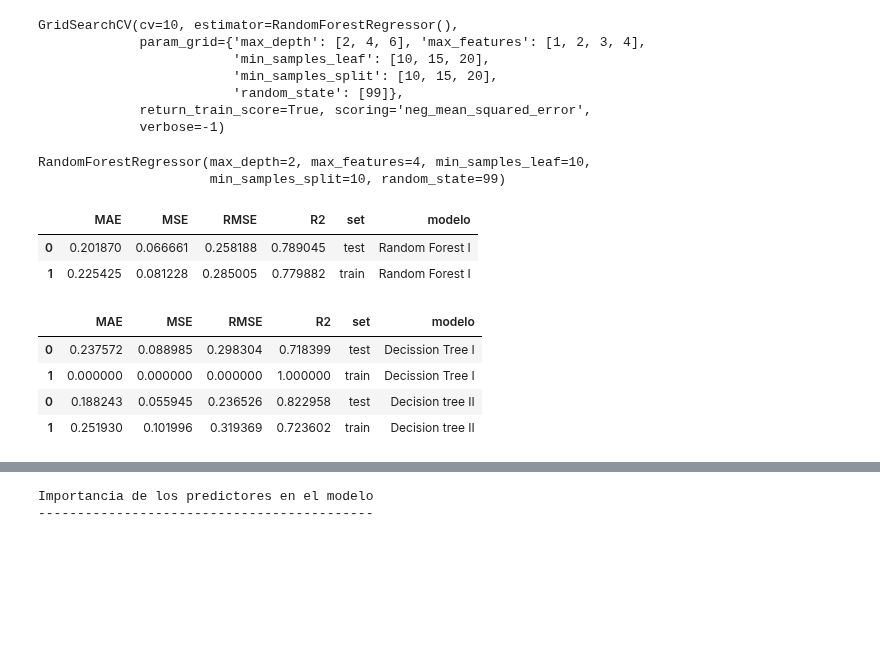
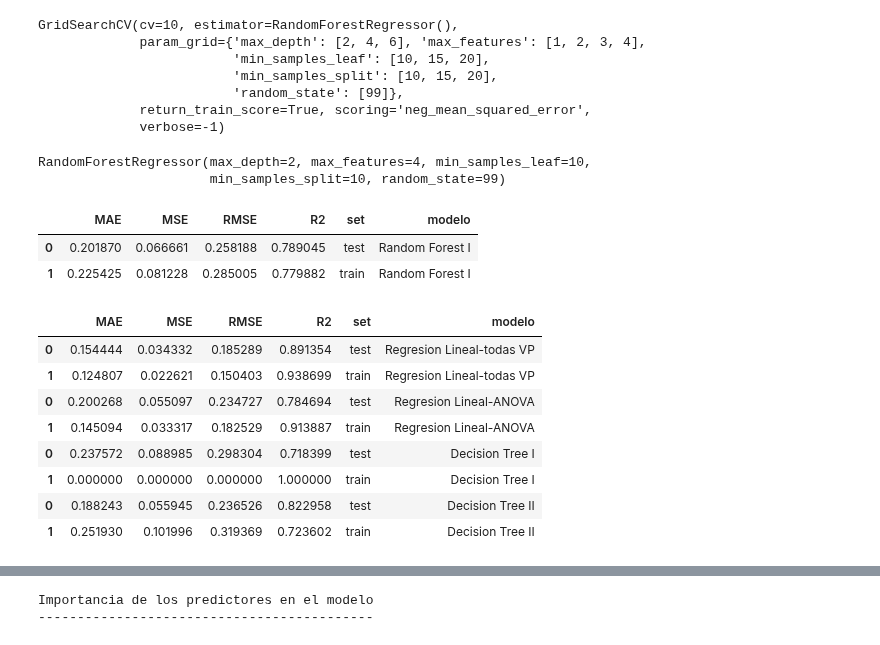
Before and after one commit to Adalab/promo-d-da-modulo3-sprint1-laura-maitane, a Jupyter notebook: regresion-lineal/reg-lin-12-random-forest.ipynb, the cells around one changed output, grey strips where cells are left out. Drawn from its saved outputs; the diff is of its cells as text; code cells hidden in the pictures; blank space fills up the shorter version.

```diff
--- a/regresion-lineal/reg-lin-12-random-forest.ipynb
+++ b/regresion-lineal/reg-lin-12-random-forest.ipynb
@@ -83,12 +84,11 @@ GridSearchCV(cv=10, estimator=RandomForestRegressor(),
                          'random_state': [99]},
              return_train_score=True, scoring='neg_mean_squared_error',
              verbose=-1)
-# %%
-# al igual que el decision tree podemos sacar cual es nuestro mejor bosque
-# En este caso,  nuestro mejor bosque es aquel que esta formado por arboles de 6 de profundidad, usa 4 variables y que tiene  un min_samples_leaf y un min_samples_split de 10.
-bosque = gs_rf.best_estimator_
-bosque
-# %% [output]
-RandomForestRegressor(max_depth=2, max_features=4, min_samples_leaf=10,
-                      min_samples_split=10, random_state=99)
+# %%
+# sacamos cual es nuestro mejor bosque
+bosque = gs_rf.best_estimator_
+bosque
+# %% [output]
+RandomForestRegressor(max_depth=2, max_features=4, min_samples_leaf=10,
+                      min_samples_split=10, random_state=99)
 # %%
@@ -118,14 +106,18 @@ rf_results
 # %%
 # igual que en la clase de decision tree, juntemos estos resultados con los obtenidos en los modelos que hemos hecho hasta ahora
 # lo primero que tenemos que hacer es cargar el csv con todos los resultados que guardamos en el jupyter anterior
 
-df_LR_DT_results = pd.read_csv("datos/resultados_boston_LR_DT.csv", index_col = 0)
+df_LR_DT_results = pd.read_csv("datos/soci_econ_country_profiles_metricas_DT.csv", index_col = 0)
 df_LR_DT_results
 # %% [output]
 |  | MAE | MSE | RMSE | R2 | set | modelo |
-| 0 | 0.237572 | 0.088985 | 0.298304 | 0.718399 | test | Decission Tree I |
-| 1 | 0.000000 | 0.000000 | 0.000000 | 1.000000 | train | Decission Tree I |
-| 0 | 0.188243 | 0.055945 | 0.236526 | 0.822958 | test | Decision tree II |
-| 1 | 0.251930 | 0.101996 | 0.319369 | 0.723602 | train | Decision tree II |
+| 0 | 0.154444 | 0.034332 | 0.185289 | 0.891354 | test | Regresion Lineal-todas VP |
+| 1 | 0.124807 | 0.022621 | 0.150403 | 0.938699 | train | Regresion Lineal-todas VP |
+| 0 | 0.200268 | 0.055097 | 0.234727 | 0.784694 | test | Regresion Lineal-ANOVA |
+| 1 | 0.145094 | 0.033317 | 0.182529 | 0.913887 | train | Regresion Lineal-ANOVA |
+| 0 | 0.237572 | 0.088985 | 0.298304 | 0.718399 | test | Decision Tree I |
+| 1 | 0.000000 | 0.000000 | 0.000000 | 1.000000 | train | Decision Tree I |
+| 0 | 0.188243 | 0.055945 | 0.236526 | 0.822958 | test | Decision Tree II |
+| 1 | 0.251930 | 0.101996 | 0.319369 | 0.723602 | train | Decision Tree II |
 # %%
 # concatenamos el csv anterior con los resultados obtenidos en este modelo
```
Also changed, not shown: parts of 10 cells of this notebook, 1 other file.
